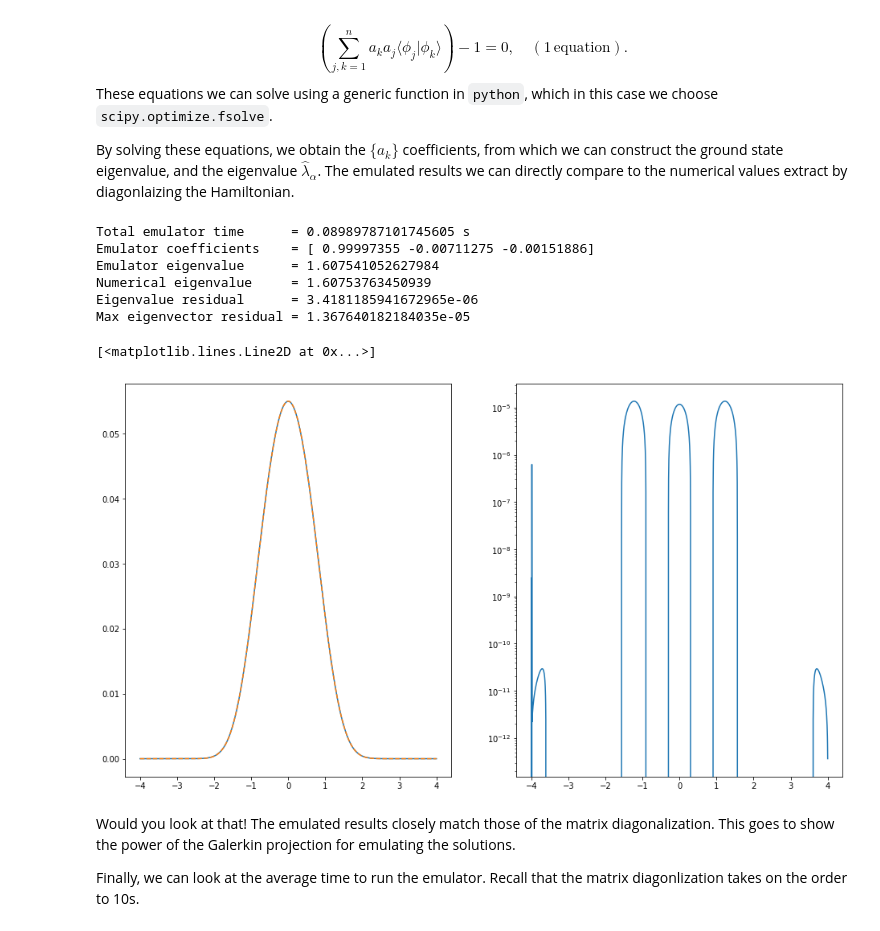
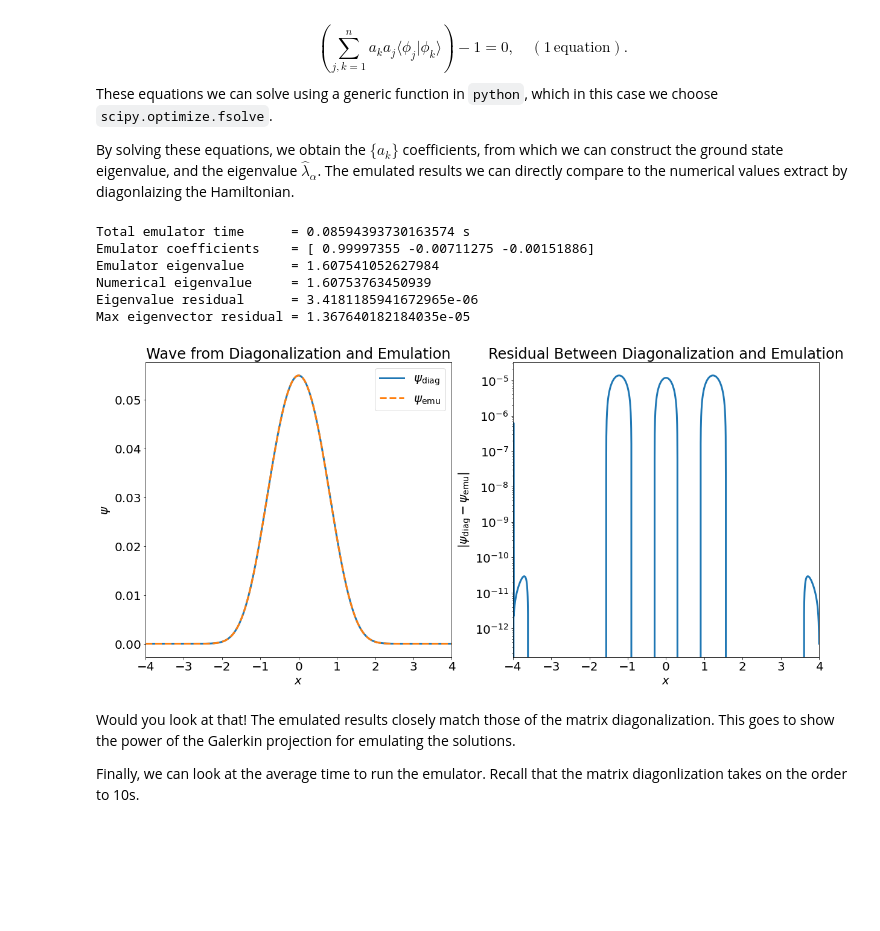
Before and after one commit to sudhanvalalit/FRIBSummerProject2023, a Jupyter notebook: RBM_methods.ipynb, the cells around one changed output. Cells and saved outputs as stored; diff of their text form; code cells hidden in the pictures; blank space fills up the shorter version.

```diff
--- a/RBM_methods.ipynb
+++ b/RBM_methods.ipynb
@@ -14,6 +14,7 @@ To begin, we start with importing the standard requisite packages.
 import numpy as np
 import matplotlib.pyplot as plt
 plt.rcParams["figure.figsize"] = (16,9)
+plt.rcParams["font.size"]=20
 import time
 from scipy.sparse import diags
 from scipy.stats import qmc
@@ -140,31 +160,40 @@ By solving these equations, we obtain the $\{a_k\}$ coefficients, from which we
 # %%
 Galerkin_equations = Galerkin_matrix_projection(H_unknown,judges,phi)
 a_k_guess = np.zeros(judges.shape[0]+1)
 a_k_guess[0] = 1
 start_time = time.time()
 a_solutions = optimize.root(Galerkin_equations,a_k_guess).x
 end_time = time.time()
 residual = -H_unknown_eigenvector-(a_solutions[:-1] @ phi)
 print("Total emulator time      = {0} s".format(end_time - start_time))
 print("Emulator coefficients    = {0}".format(a_solutions[:-1]))
 print("Emulator eigenvalue      = {0}".format(a_solutions[-1]))
 print("Numerical eigenvalue     = {0}".format(H_unknown_eigenvalue))
 print("Eigenvalue residual      = {0}".format(np.abs(a_solutions[-1]-H_unknown_eigenvalue)))
 print("Max eigenvector residual = {0}".format(np.max(residual)))
 
 fig, ax = plt.subplots(1,2)
-ax[0].plot(mesh,H_unknown_eigenvector)
-ax[0].plot(mesh,-a_solutions[:-1] @ phi,linestyle='--')
-ax[1].semilogy(mesh,residual)
+ax[0].plot(mesh,H_unknown_eigenvector,linewidth=3)
+ax[0].plot(mesh,-a_solutions[:-1] @ phi,linestyle='--',linewidth=3)
+ax[0].set_xlabel(r"$x$")
+ax[0].set_ylabel(r"$\psi$")
+ax[0].set_xlim((-4,4))
+ax[0].legend([r"$\psi_\mathrm{diag}$",r"$\psi_\mathrm{emu}$"])
+ax[0].set_title("Wave from Diagonalization and Emulation")
+ax[1].semilogy(mesh,residual,linewidth=3)
+ax[1].set_xlabel(r"$x$")
+ax[1].set_ylabel(r"$|\psi_\mathrm{diag} - \psi_\mathrm{emu}|$")
+ax[1].set_xlim((-4,4))
+ax[1].set_title("Residual Between Diagonalization and Emulation")
+fig.set_size_inches(20,9)
 # %% [output]
-Total emulator time      = 0.08989787101745605 s
+Total emulator time      = 0.08594393730163574 s
 Emulator coefficients    = [ 0.99997355 -0.00711275 -0.00151886]
 Emulator eigenvalue      = 1.607541052627984
 Numerical eigenvalue     = 1.60753763450939
 Eigenvalue residual      = 3.4181185941672965e-06
 Max eigenvector residual = 1.367640182184035e-05
-[<matplotlib.lines.Line2D at 0x...>]
-[figure, old version]
+[figure, new version]
 # %% [markdown]
 Would you look at that! The emulated results closely match those of the matrix diagonalization. This goes to show the power of the Galerkin projection for emulating the solutions.
 
```
Also changed, not shown: parts of 5 cells of this notebook.
